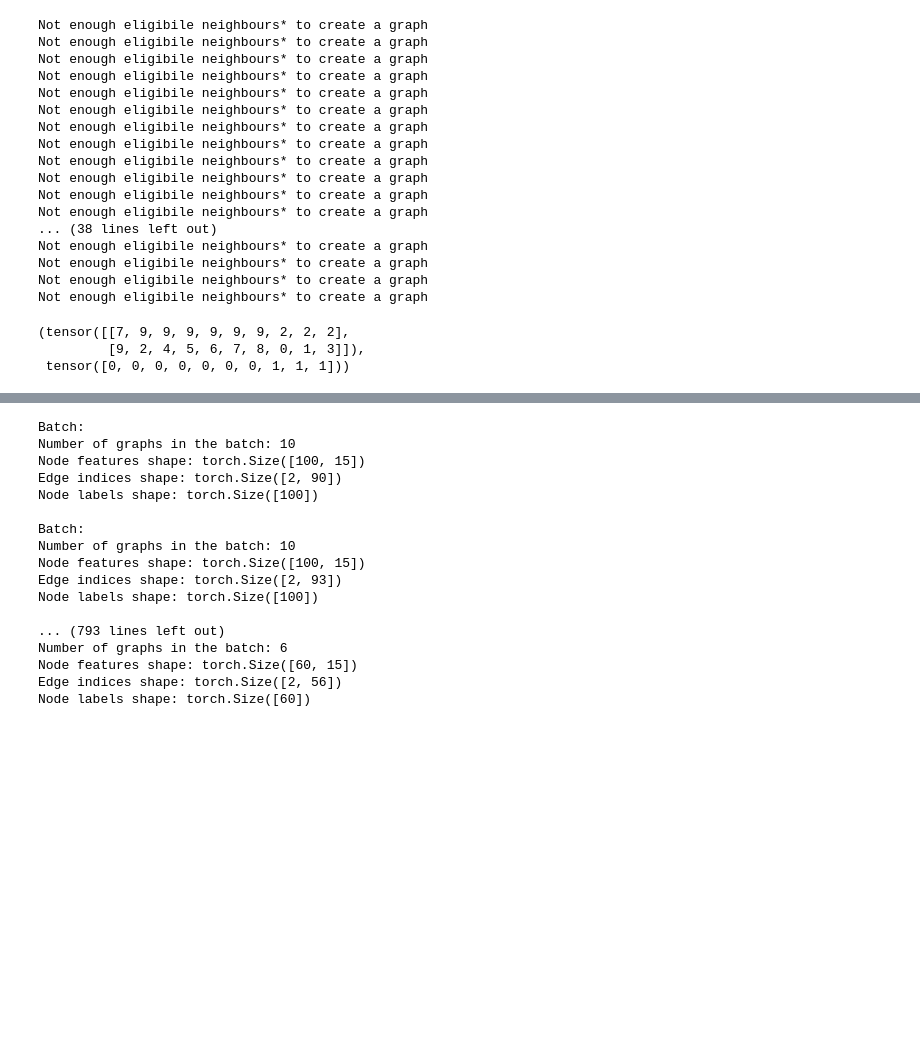
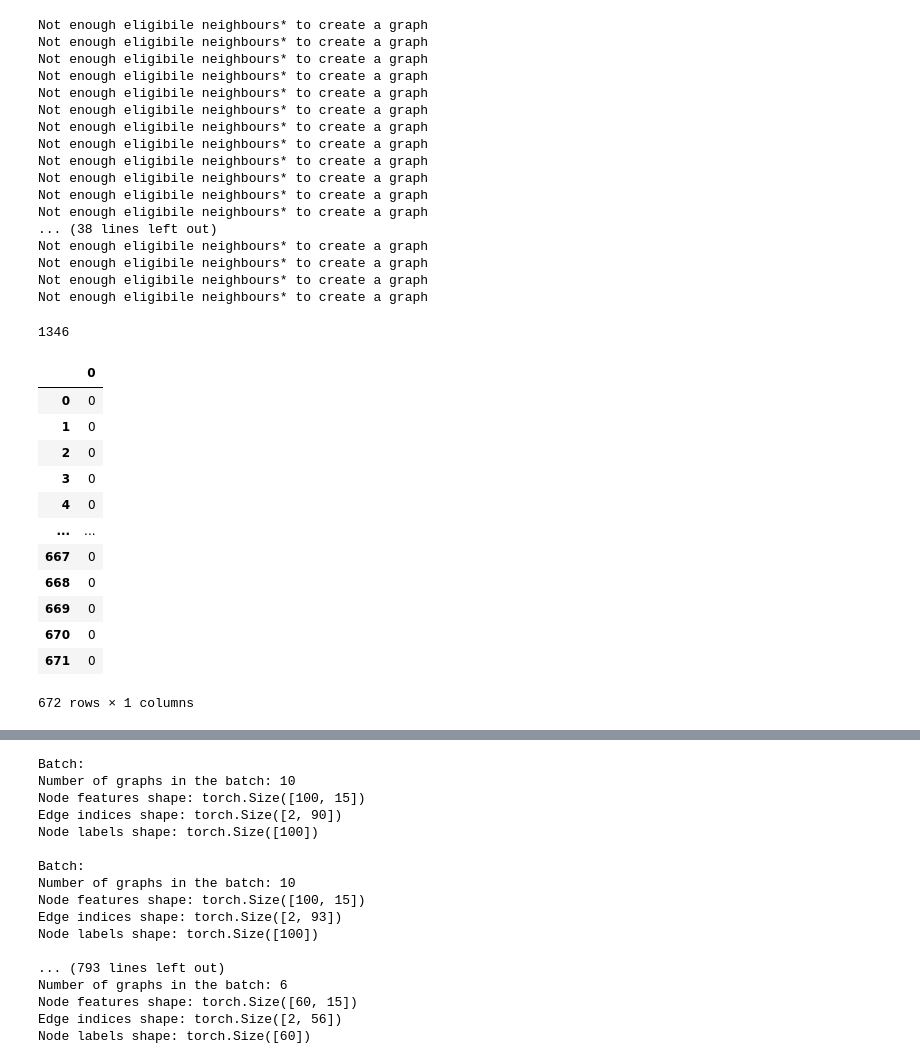
Before and after one commit to bharathwajan/git_users_domain_prediction, a Jupyter notebook: graph_data_creation.ipynb, the cells around one changed output, grey strips where cells are left out. Cells and saved outputs as stored; diff of their text form; code cells hidden in the pictures; blank space fills up the shorter version.

```diff
--- a/graph_data_creation.ipynb
+++ b/graph_data_creation.ipynb
@@ -173,7 +175,10 @@ ml_samples = selected_nodes[selected_nodes['ml_target'] == 1].sample(700, random
 train_samples=pd.concat([web_samples,ml_samples],axis=0)
 # %%
 graph_datasets = []
+row_counter = 0
+dev_classes=[]  # this is used to know upto what index the web_dev's graph is being generated --> so that we can make a good split while training
 for sample in train_samples.iterrows():
+
     edge_index_mapping=[[],[]]
     nodes_parsed=[]
     dev_id=sample[1]["id"]
@@ -184,6 +189,9 @@ for sample in train_samples.iterrows():
     except IndexError:
         print('Not enough eligibile neighbours* to create a graph') # eligible neighbours --> neighbours with 15 features
         continue
+
+    dev_class = dev_classes.append(sample[1]["ml_target"])
+
     nodes=set([ele for sublist in edge_idx for ele in sublist])
     mappings=dict(enumerate(nodes))
     # print("$$$ Mappings $$$",mappings)
@@ -230,9 +238,27 @@ Not enough eligibile neighbours* to create a graph
 Not enough eligibile neighbours* to create a graph
 Not enough eligibile neighbours* to create a graph
 # %%
-idx=1238
-graph_datasets[idx].edge_index,graph_datasets[idx].y
+# idx=13
+# graph_datasets[idx].edge_index,graph_datasets[idx].y
+len(graph_datasets),dev_classes
+dev_classes=pd.DataFrame(dev_classes)
-# %% [output]
-(tensor([[7, 9, 9, 9, 9, 9, 9, 2, 2, 2],
-         [9, 2, 4, 5, 6, 7, 8, 0, 1, 3]]),
- tensor([0, 0, 0, 0, 0, 0, 0, 1, 1, 1]))
+# %%
+len(graph_datasets)
+# %% [output]
+1346
+# %%
+dev_classes.loc[dev_classes[0]==0]
+# %% [output]
+|  | 0 |
+| 0 | 0 |
+| 1 | 0 |
+| 2 | 0 |
+| 3 | 0 |
+| 4 | 0 |
+| ... | ... |
+| 667 | 0 |
+| 668 | 0 |
+| 669 | 0 |
+| 670 | 0 |
+| 671 | 0 |
+672 rows × 1 columns
```
Also changed, not shown: parts of 3 cells of this notebook, 3 other files.
